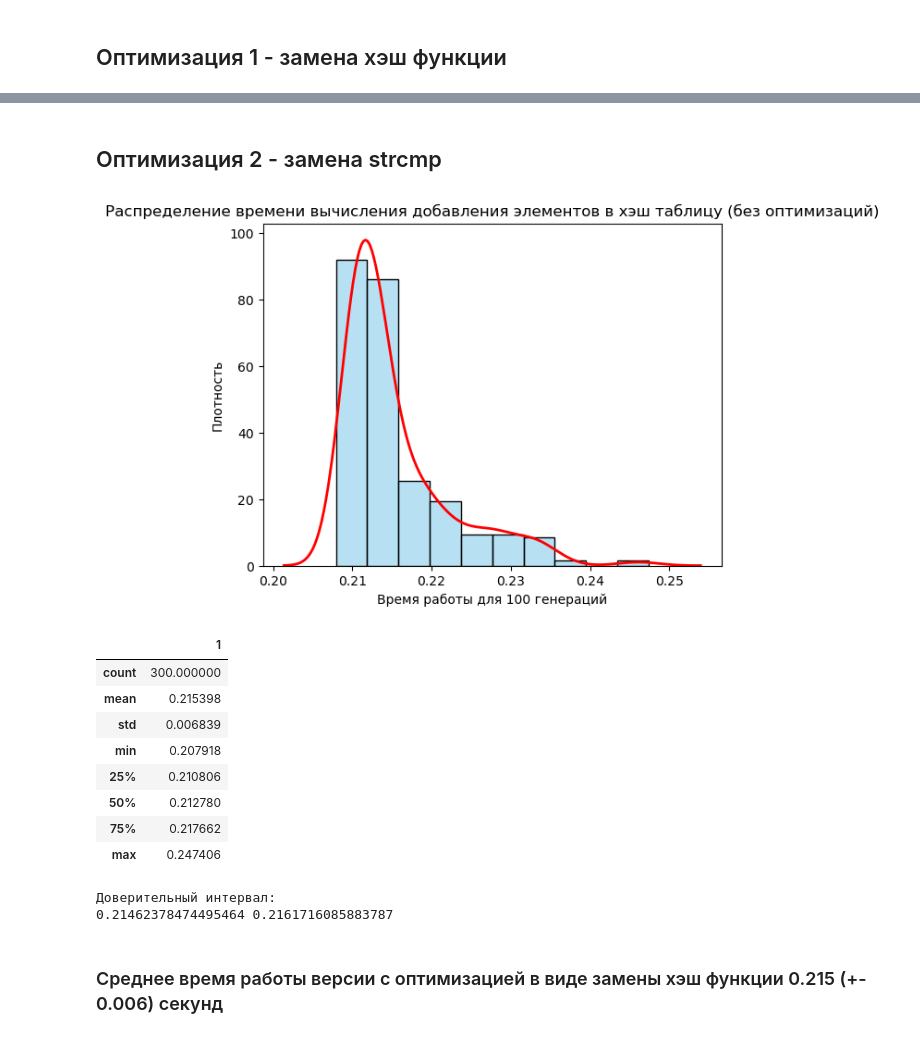
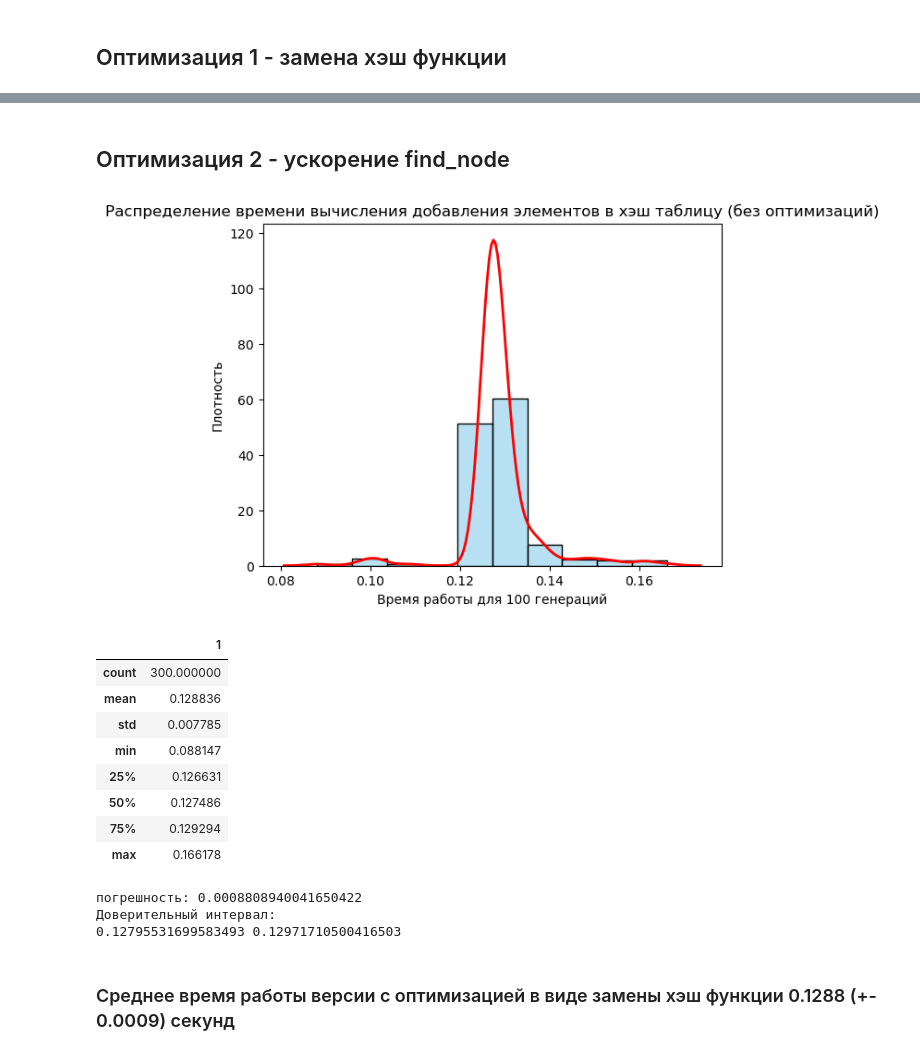
Before and after one commit to margocat57/Hash-Tables, a Jupyter notebook: analys.ipynb, the cells around one changed output, grey strips where cells are left out. Drawn from its saved outputs; the diff is of its cells as text; code cells hidden in the pictures.

```diff
--- a/analys.ipynb
+++ b/analys.ipynb
@@ -447,42 +450,42 @@ node_t* find_node(node_t* node, const uint32_t hash, const char* key)
 # %% [markdown]
-## Оптимизация 2 - замена strcmp
+## Оптимизация 2 - ускорение find_node
 # %%
-filtered = df[df.iloc[:,0] == "opt3"]
+filtered = df[df.iloc[:,0] == "opt2"]
 
 sns.histplot(
     data=filtered,
     x=filtered.iloc[:,1],
     bins=10,
     stat="density",
     color="skyblue",
     alpha=0.6
 )
 
 sns.kdeplot(
     data=filtered,
     x=filtered.iloc[:,1],
     color="red",
     linewidth=2
 )
 
 plt.xlabel("Время работы для 100 генераций")
 plt.ylabel("Плотность")
 plt.title("Распределение времени вычисления добавления элементов в хэш таблицу (без оптимизаций)")
 plt.show()
 # %% [output]
-[figure, old version]
+[figure, new version]
 # %%
 filtered.describe()
 # %% [output]
 |  | 1 |
 | count | 300.000000 |
-| mean | 0.215398 |
-| std | 0.006839 |
-| min | 0.207918 |
-| 25% | 0.210806 |
-| 50% | 0.212780 |
-| 75% | 0.217662 |
-| max | 0.247406 |
+| mean | 0.128836 |
+| std | 0.007785 |
+| min | 0.088147 |
+| 25% | 0.126631 |
+| 50% | 0.127486 |
+| 75% | 0.129294 |
+| max | 0.166178 |
 # %%
 mean = np.mean(filtered.iloc[:,1])
 std = np.std(filtered.iloc[:,1], ddof=1)
@@ -491,13 +494,17 @@ n = len(filtered.iloc[:,1])
 alpha = 0.05
 z = norm.ppf(1 - alpha/2)
 
+pogr = z * std / np.sqrt(n)
+print(f"погрешность: {pogr}")
+
 lower = mean - z * std / np.sqrt(n)
 upper = mean + z * std / np.sqrt(n)
 
 print("Доверительный интервал:")
 print(lower, upper)
 # %% [output]
+погрешность: 0.0008808940041650422
 Доверительный интервал:
-0.21462378474495464 0.2161716085883787
+0.12795531699583493 0.12971710500416503
 # %% [markdown]
-### Среднее время работы версии с оптимизацией в виде замены хэш функции 0.215 (+- 0.006) секунд
+### Среднее время работы версии с оптимизацией в виде замены хэш функции 0.1288 (+- 0.0009) секунд
```
Also changed, not shown: parts of 21 cells of this notebook, 30 other files.
